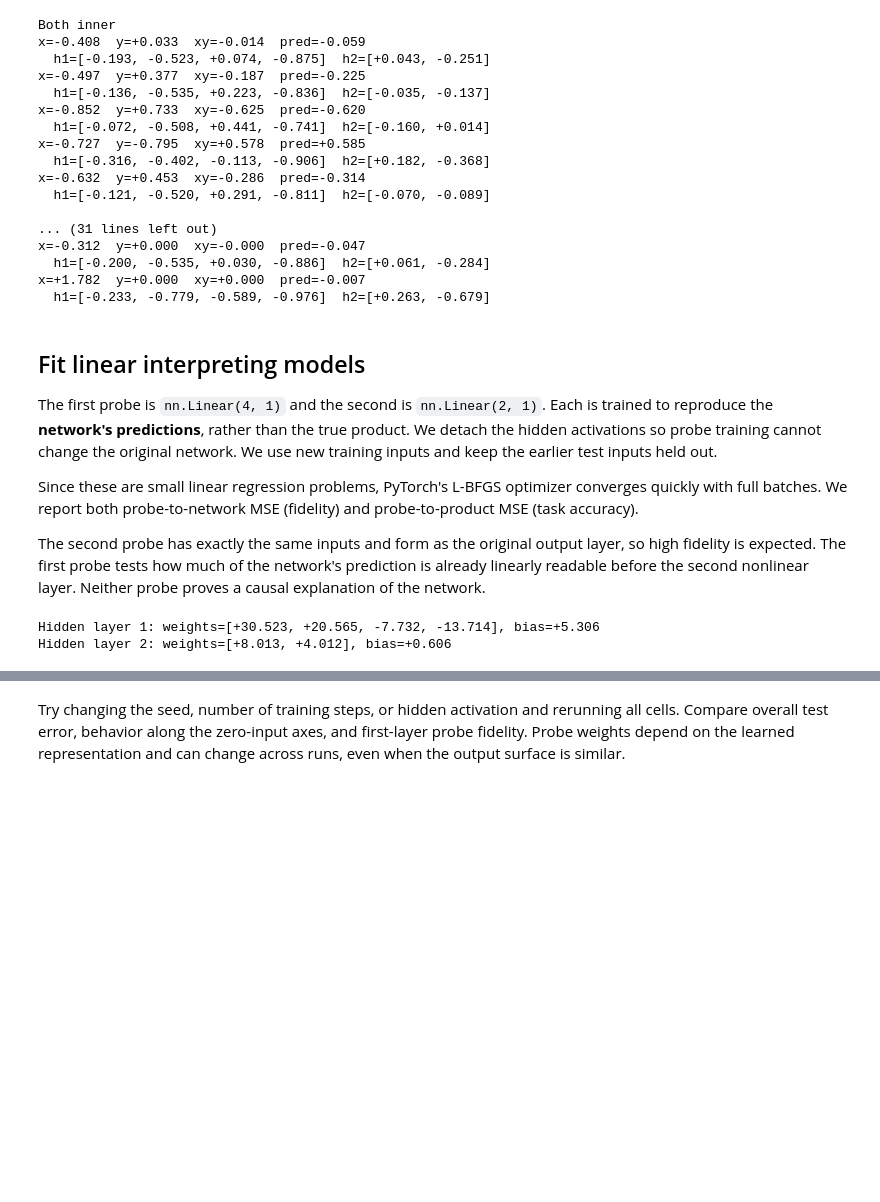
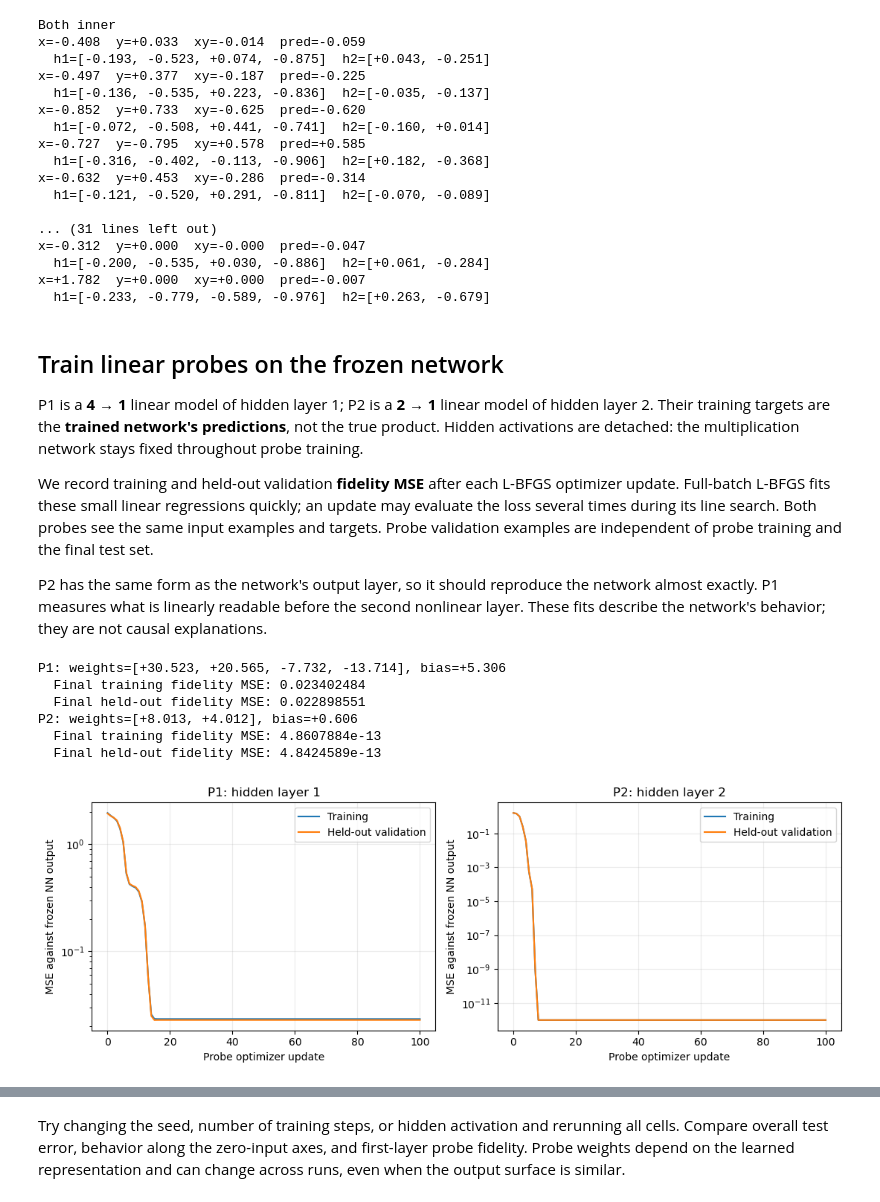
Before and after one commit to isaacwu2000/NN-Interp, a Jupyter notebook: main.ipynb, the cells around one changed output, grey strips where cells are left out. Saved outputs shown, nothing was run; the diff lists cells and outputs as text; code cells hidden in the pictures; blank space fills up the shorter version.

```diff
--- a/main.ipynb
+++ b/main.ipynb
@@ -222,46 +270,82 @@ x=-0.312  y=+0.000  xy=-0.000  pred=-0.047
 x=+1.782  y=+0.000  xy=+0.000  pred=-0.007
   h1=[-0.233, -0.779, -0.589, -0.976]  h2=[+0.263, -0.679]
 # %% [markdown]
-## Fit linear interpreting models
+## Train linear probes on the frozen network
 
-The first probe is `nn.Linear(4, 1)` and the second is `nn.Linear(2, 1)`. Each is trained to reproduce the **network's predictions**, rather than the true product. We detach the hidden activations so probe training cannot change the original network. We use new training inputs and keep the earlier test inputs held out.
+P1 is a **4 → 1** linear model of hidden layer 1; P2 is a **2 → 1** linear model of hidden layer 2. Their training targets are the **trained network's predictions**, not the true product. Hidden activations are detached: the multiplication network stays fixed throughout probe training.
 
-Since these are small linear regression problems, PyTorch's L-BFGS optimizer converges quickly with full batches. We report both probe-to-network MSE (fidelity) and probe-to-product MSE (task accuracy).
+We record training and held-out validation **fidelity MSE** after each L-BFGS optimizer update. Full-batch L-BFGS fits these small linear regressions quickly; an update may evaluate the loss several times during its line search. Both probes see the same input examples and targets. Probe validation examples are independent of probe training and the final test set.
 
-The second probe has exactly the same inputs and form as the original output layer, so high fidelity is expected. The first probe tests how much of the network's prediction is already linearly readable before the second nonlinear layer. Neither probe proves a causal explanation of the network.
+P2 has the same form as the network's output layer, so it should reproduce the network almost exactly. P1 measures what is linearly readable before the second nonlinear layer. These fits describe the network's behavior; they are not causal explanations.
 # %%
 torch.manual_seed(7)
 probe_train_x = sample_inputs(4096)
+probe_validation_x = sample_inputs(4096, generator=torch.Generator().manual_seed(8))
+probe_steps = 100
+probe_snapshot_steps = {0, 1, 10, 100}
+
 with torch.no_grad():
     probe_features = model.activations(probe_train_x)
     probe_targets = model(probe_train_x)
+    probe_validation_features = model.activations(probe_validation_x)
+    probe_validation_targets = model(probe_validation_x)
 
 
-def fit_probe(features, targets):
+def fit_probe(features, validation_features):
     probe = nn.Linear(features.shape[1], 1)
     optimizer = torch.optim.LBFGS(
-        probe.parameters(), lr=1.0, max_iter=200,
+        probe.parameters(), lr=1.0, max_iter=1, max_eval=20,
         tolerance_grad=1e-10, tolerance_change=1e-12,
         line_search_fn="strong_wolfe",
     )
+    history = {"train": [], "validation": []}
+    states = []
+
+    def record(step):
+        with torch.no_grad():
+            history["train"].append(loss_fn(probe(features), probe_targets).item())
+            history["validation"].append(
+                loss_fn(probe(validation_features), probe_validation_targets).item()
+            )
+        states.append((step, {k: v.detach().clone() for k, v in probe.state_dict().items()}))
 
     def closure():
         optimizer.zero_grad()
-        loss = loss_fn(probe(features), targets)
+        loss = loss_fn(probe(features), probe_targets)
         loss.backward()
         return loss
 
-    optimizer.step(closure)
+    record(0)
+    for step in range(1, probe_steps + 1):
+        optimizer.step(closure)
+        record(step)
     probe.eval()
-    return probe
+    return probe, history, states
 
 
-probe1 = fit_probe(probe_features[0], probe_targets)
-probe2 = fit_probe(probe_features[1], probe_targets)
-
-for name, probe in [("Hidden layer 1", probe1), ("Hidden layer 2", probe2)]:
+probe_runs = [fit_probe(train, validation) for train, validation in
+              zip(probe_features, probe_validation_features)]
+probe1, probe2 = [run[0] for run in probe_runs]
+for name, (probe, history, _) in zip(["P1", "P2"], probe_runs):
     print(f"{name}: weights={vector_string(probe.weight.detach()[0])}, "
           f"bias={probe.bias.item():+.3f}")
+    print(f"  Final training fidelity MSE: {history['train'][-1]:.8g}")
+    print(f"  Final held-out fidelity MSE: {history['validation'][-1]:.8g}")
+
+fig, axes = plt.subplots(1, 2, figsize=(11, 4))
+for ax, name, (_, history, _) in zip(axes, ["P1: hidden layer 1", "P2: hidden layer 2"], probe_runs):
+    ax.semilogy([max(v, 1e-12) for v in history["train"]], label="Training")
+    ax.semilogy([max(v, 1e-12) for v in history["validation"]], label="Held-out validation")
+    ax.set(title=name, xlabel="Probe optimizer update", ylabel="MSE against frozen NN output")
+    ax.grid(alpha=0.25)
+    ax.legend()
+plt.tight_layout()
+plt.show()
 # %% [output]
-Hidden layer 1: weights=[+30.523, +20.565, -7.732, -13.714], bias=+5.306
-Hidden layer 2: weights=[+8.013, +4.012], bias=+0.606
+P1: weights=[+30.523, +20.565, -7.732, -13.714], bias=+5.306
+  Final training fidelity MSE: 0.023402484
+  Final held-out fidelity MSE: 0.022898551
+P2: weights=[+8.013, +4.012], bias=+0.606
+  Final training fidelity MSE: 4.8607884e-13
+  Final held-out fidelity MSE: 4.8424589e-13
+[figure, added]
```
Also changed, not shown: parts of 12 cells of this notebook, 1 other file.
